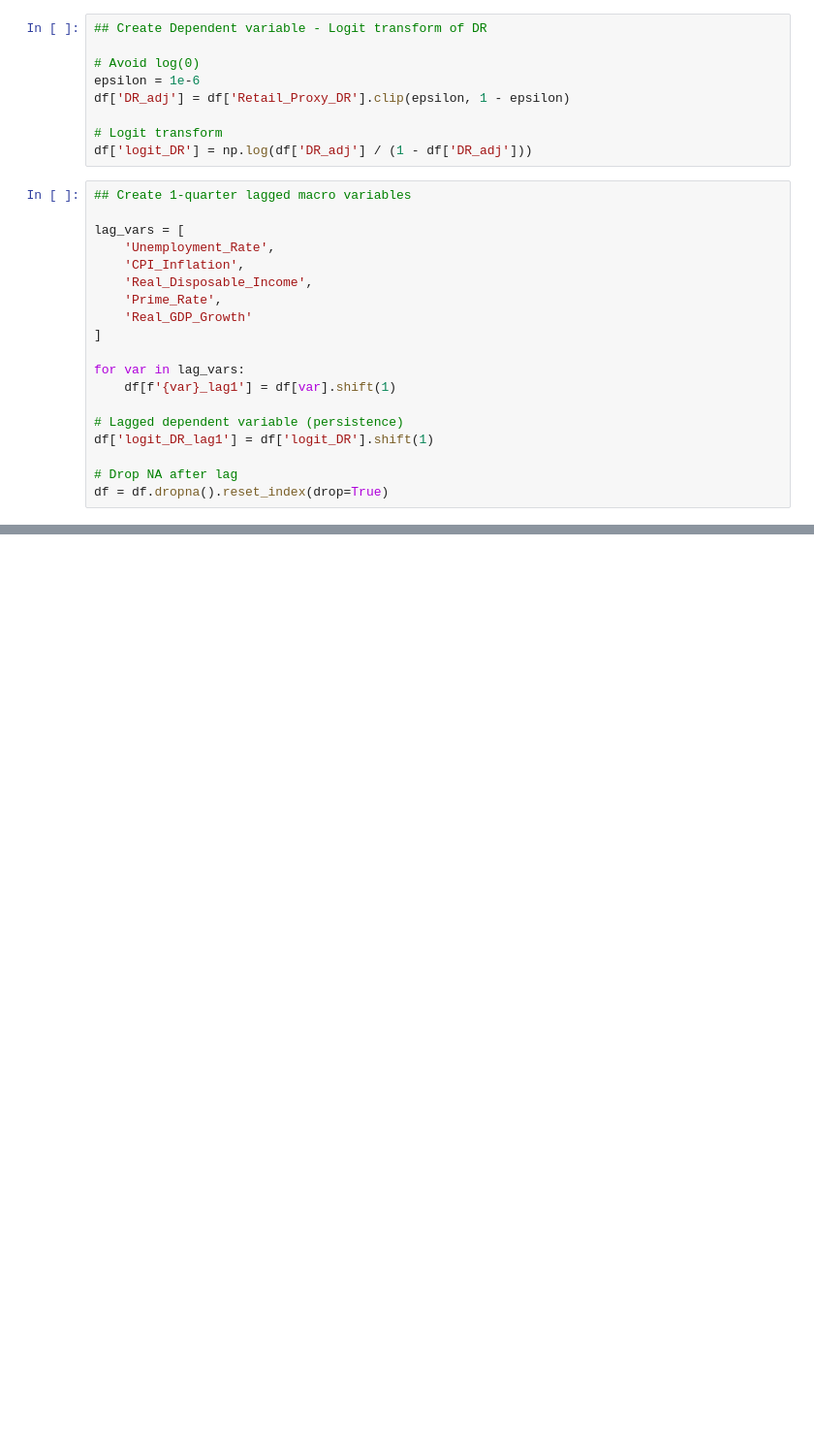
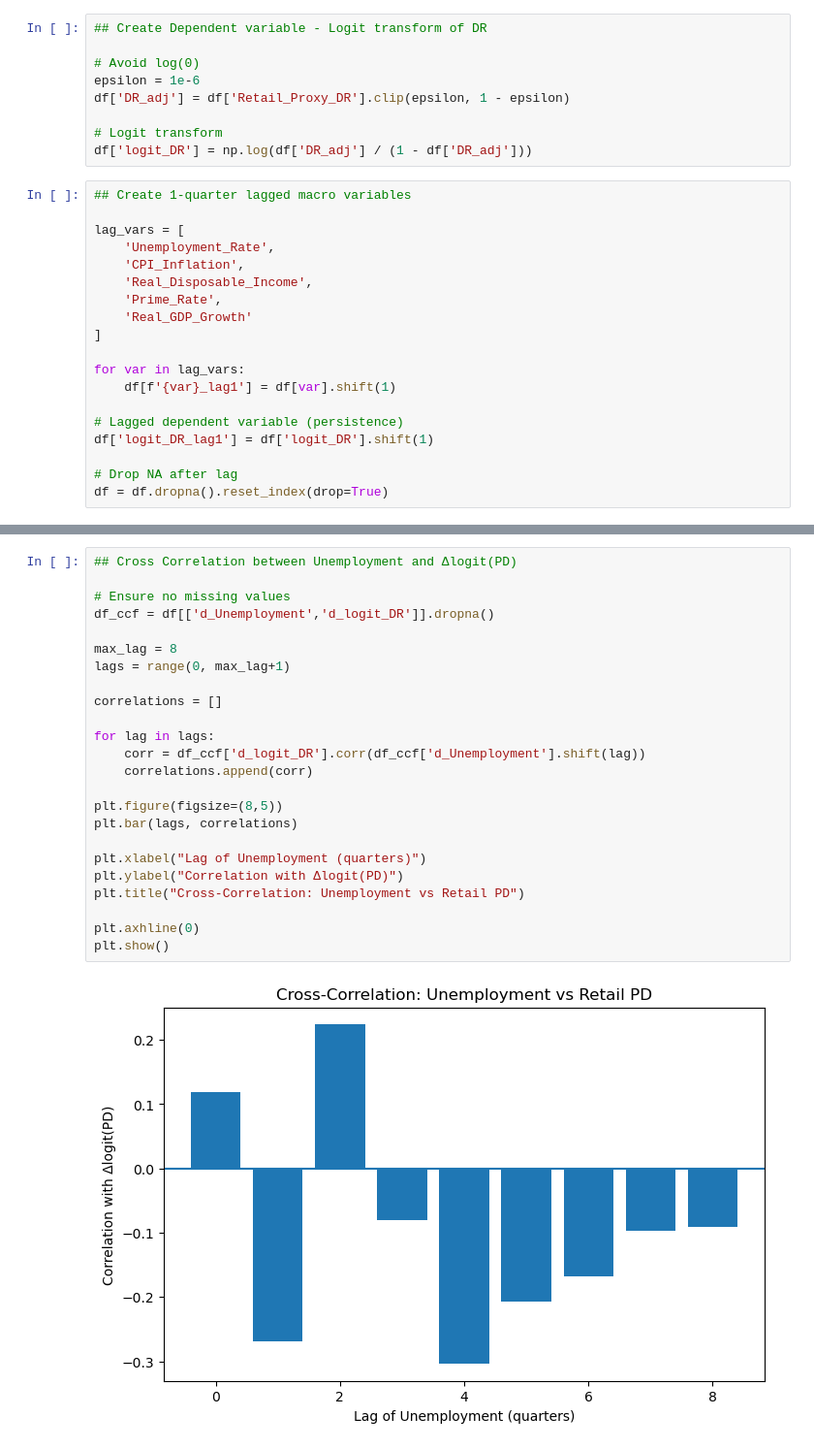
Before and after one commit to sohamjoshi1998/fim601-ccar, a Jupyter notebook: retail_pd_model_v1.ipynb, the cells around one changed output, grey strips where cells are left out. Shown at 97% size. Cells and saved outputs as stored; diff of their text form; blank space fills up the shorter version.

```diff
--- a/retail_pd_model_v1.ipynb
+++ b/retail_pd_model_v1.ipynb
@@ -410,0 +463,26 @@ plt.show()
+# %%
+## Cross Correlation between Unemployment and Δlogit(PD)
+
+# Ensure no missing values
+df_ccf = df[['d_Unemployment','d_logit_DR']].dropna()
+
+max_lag = 8
+lags = range(0, max_lag+1)
+
+correlations = []
+
+for lag in lags:
+    corr = df_ccf['d_logit_DR'].corr(df_ccf['d_Unemployment'].shift(lag))
+    correlations.append(corr)
+
+plt.figure(figsize=(8,5))
+plt.bar(lags, correlations)
+
+plt.xlabel("Lag of Unemployment (quarters)")
+plt.ylabel("Correlation with Δlogit(PD)")
+plt.title("Cross-Correlation: Unemployment vs Retail PD")
+
+plt.axhline(0)
+plt.show()
+# %% [output]
+[figure, added]
```
Also changed, not shown: parts of 16 cells of this notebook.
